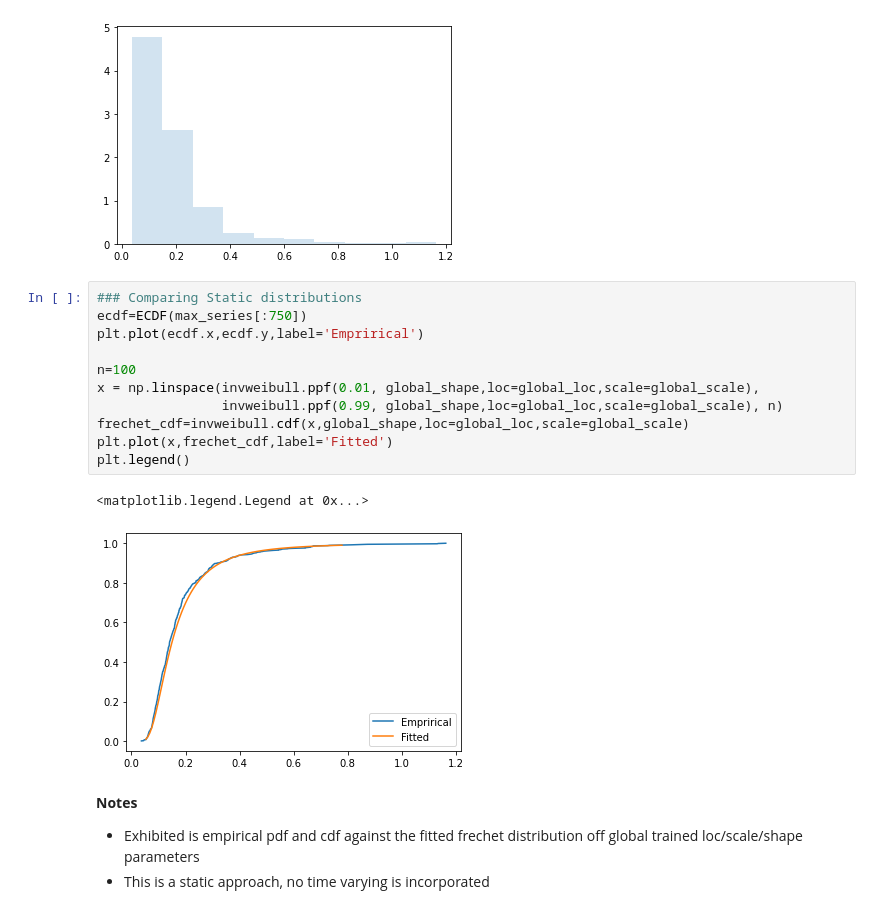
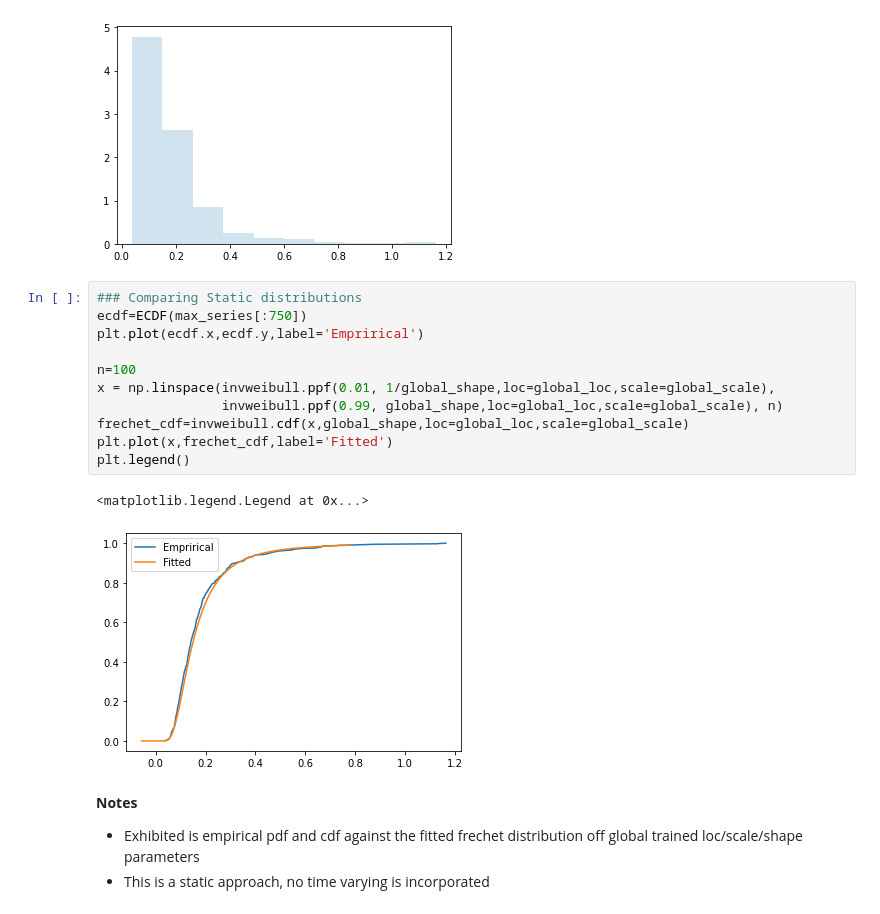
Before and after one commit to jasonbohne123/ARC_Model, a Jupyter notebook: arch.ipynb, the cells around one changed output. Saved outputs shown, nothing was run; the diff lists cells and outputs as text.

```diff
--- a/arch.ipynb
+++ b/arch.ipynb
@@ -157,17 +157,17 @@ No handles with labels found to put in legend.
 # %%
 ### Comparing Static distributions
 ecdf=ECDF(max_series[:750])
 plt.plot(ecdf.x,ecdf.y,label='Emprirical')
 
 n=100
-x = np.linspace(invweibull.ppf(0.01, global_shape,loc=global_loc,scale=global_scale),
+x = np.linspace(invweibull.ppf(0.01, 1/global_shape,loc=global_loc,scale=global_scale),
                 invweibull.ppf(0.99, global_shape,loc=global_loc,scale=global_scale), n)
 frechet_cdf=invweibull.cdf(x,global_shape,loc=global_loc,scale=global_scale)
 plt.plot(x,frechet_cdf,label='Fitted')
 plt.legend()
 # %% [output]
 <matplotlib.legend.Legend at 0x...>
-[figure, old version]
+[figure, new version]
 # %% [markdown]
 **Notes**
 - Exhibited is empirical pdf and cdf against the fitted frechet distribution off global trained loc/scale/shape parameters
```
Also changed, not shown: parts of 25 cells of this notebook.
